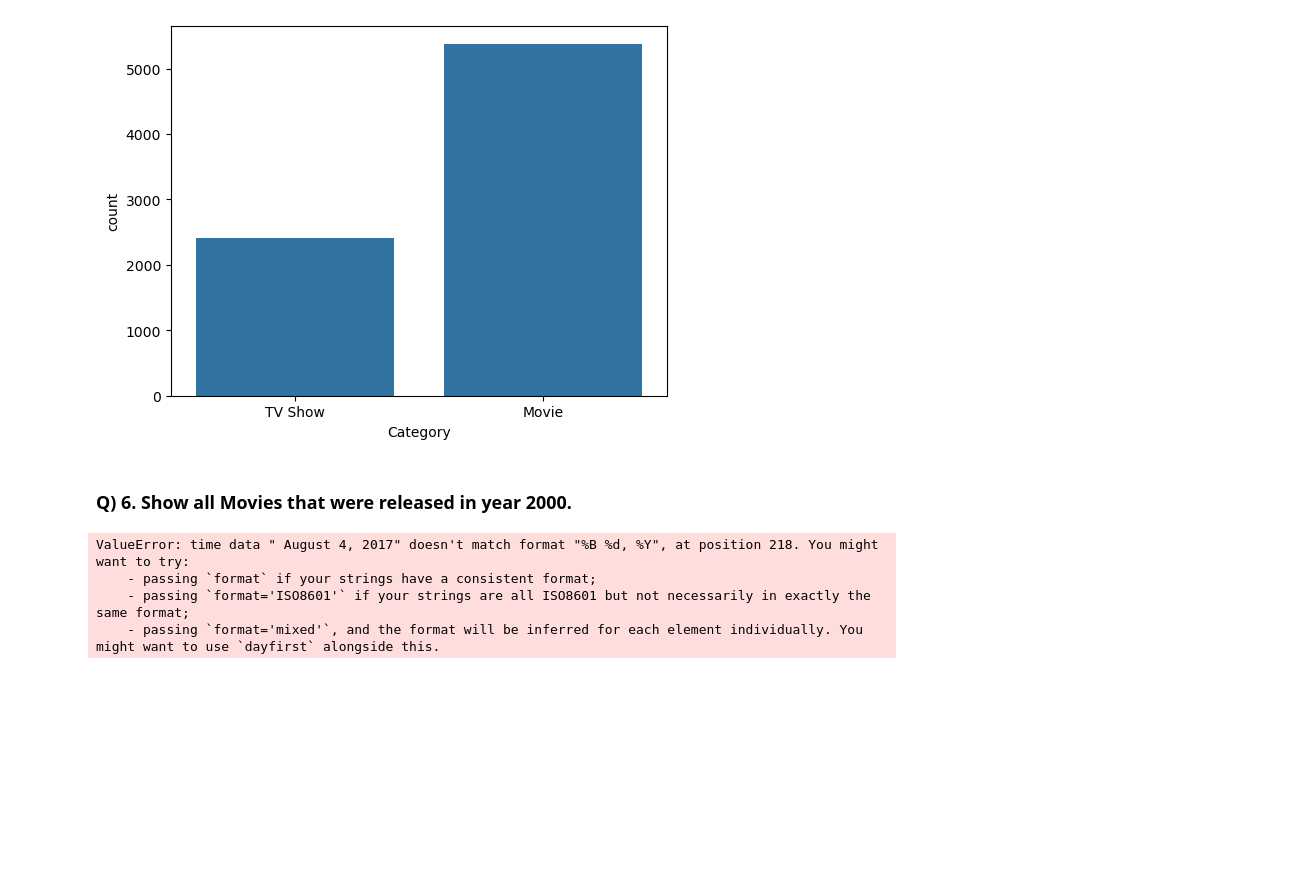
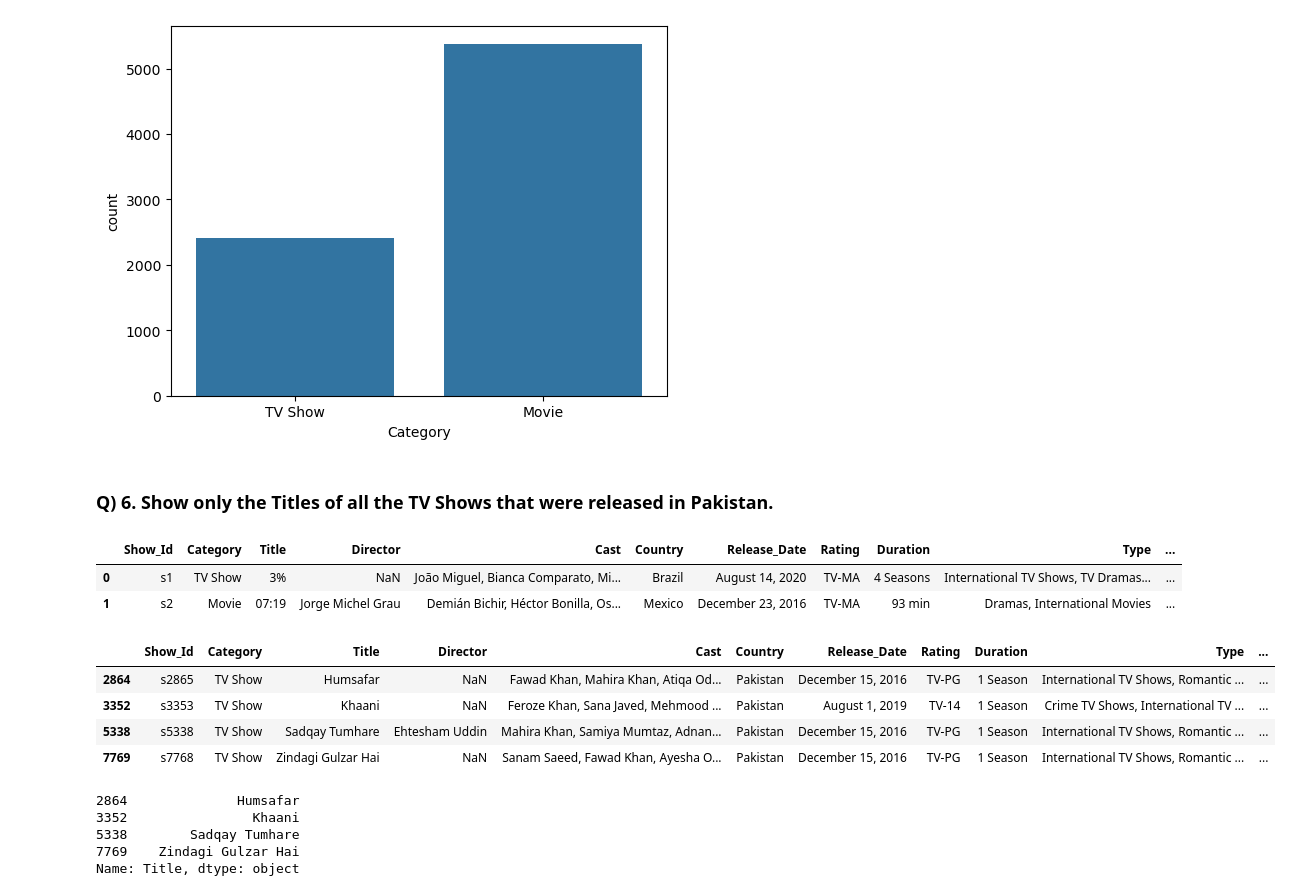
Before and after one commit to abdullahkhan-10/Python-Complete-Course, a Jupyter notebook: Python Projects/Begineer Projects/7_netflix_data.ipynb, the cells around one changed output. Drawn from its saved outputs; the diff is of its cells as text; code cells hidden in the pictures; blank space fills up the shorter version.

Commit message:
Display Titles of TV Show released in Pakistan

```diff
--- a/Python Projects/Begineer Projects/7_netflix_data.ipynb
+++ b/Python Projects/Begineer Projects/7_netflix_data.ipynb
@@ -292,23 +292,30 @@ sns.countplot(x="Category", data=netflix_data)
 <Axes: xlabel='Category', ylabel='count'>
 [figure]
 # %% [markdown]
-### Q) 6. Show all Movies that were released in year 2000.
+### Q) 6. Show only the Titles of all the TV Shows that were released in Pakistan.
-# %%
-# First we have to create new column "Year".
-
-# As we have space in some values in "Release_Date" column, first we have to remove those spaces.
-
-netflix_data["New_Date"] = pd.to_datetime(
-    netflix_data["Release_Date"].astype(str).str.strip(),
-    format="%B %d, %Y",
-    errors="coerce"
-)
-# %%
-# The "Release_Date" column is in object formate, We have to convert it to date formate.
-
-netflix_data["New_Date"] = pd.to_datetime(netflix_data["Release_Date"])
-# %% [output]
-ValueError: time data " August 4, 2017" doesn't match format "%B %d, %Y", at position 218. You might want to try:
-    - passing `format` if your strings have a consistent format;
-    - passing `format='ISO8601'` if your strings are all ISO8601 but not necessarily in exactly the same format;
-    - passing `format='mixed'`, and the format will be inferred for each element individually. You might want to use `dayfirst` alongside this.
+# %%
+netflix_data.head(2)
+# %% [output]
+|  | Show_Id | Category | Title | Director | Cast | Country | Release_Date | Rating | Duration | Type | ... |
+| 0 | s1 | TV Show | 3% | NaN | João Miguel, Bianca Comparato, Mi... | Brazil | August 14, 2020 | TV-MA | 4 Seasons | International TV Shows, TV Dramas... | ... |
+| 1 | s2 | Movie | 07:19 | Jorge Michel Grau | Demián Bichir, Héctor Bonilla, Os... | Mexico | December 23, 2016 | TV-MA | 93 min | Dramas, International Movies | ... |
+# %%
+# To show all the recrds that contain Pakistan and TV Shows.
+
+netflix_data[(netflix_data["Category"] == "TV Show") & (netflix_data["Country"] == "Pakistan")]
+# %% [output]
+|  | Show_Id | Category | Title | Director | Cast | Country | Release_Date | Rating | Duration | Type | ... |
+| 2864 | s2865 | TV Show | Humsafar | NaN | Fawad Khan, Mahira Khan, Atiqa Od... | Pakistan | December 15, 2016 | TV-PG | 1 Season | International TV Shows, Romantic ... | ... |
+| 3352 | s3353 | TV Show | Khaani | NaN | Feroze Khan, Sana Javed, Mehmood ... | Pakistan | August 1, 2019 | TV-14 | 1 Season | Crime TV Shows, International TV ... | ... |
+| 5338 | s5338 | TV Show | Sadqay Tumhare | Ehtesham Uddin | Mahira Khan, Samiya Mumtaz, Adnan... | Pakistan | December 15, 2016 | TV-PG | 1 Season | International TV Shows, Romantic ... | ... |
+| 7769 | s7768 | TV Show | Zindagi Gulzar Hai | NaN | Sanam Saeed, Fawad Khan, Ayesha O... | Pakistan | December 15, 2016 | TV-PG | 1 Season | International TV Shows, Romantic ... | ... |
+# %%
+# To show only the Titles of These TV Shows.
+
+netflix_data[(netflix_data["Category"] == "TV Show") & (netflix_data["Country"] == "Pakistan")]["Title"]
+# %% [output]
+2864              Humsafar
+3352                Khaani
+5338        Sadqay Tumhare
+7769    Zindagi Gulzar Hai
+Name: Title, dtype: object
```
